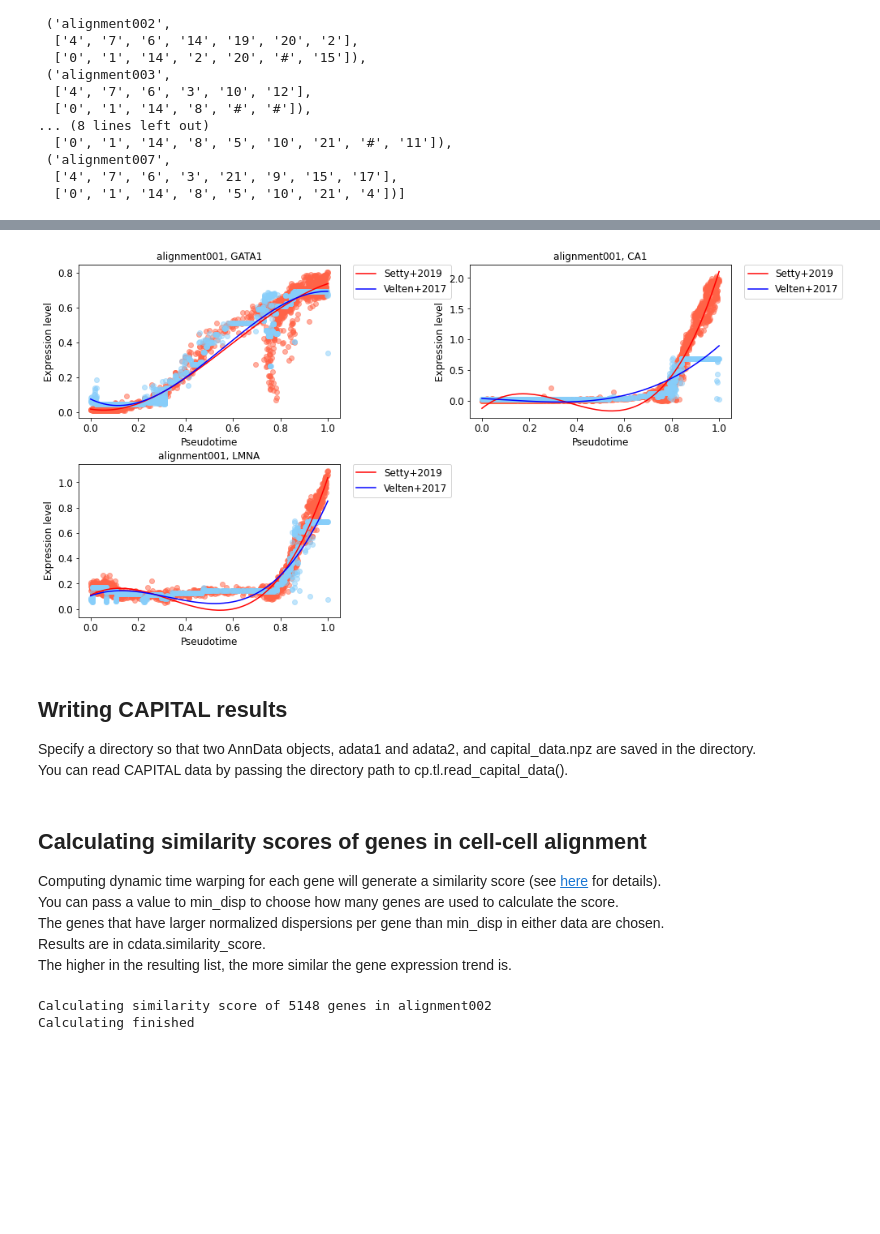
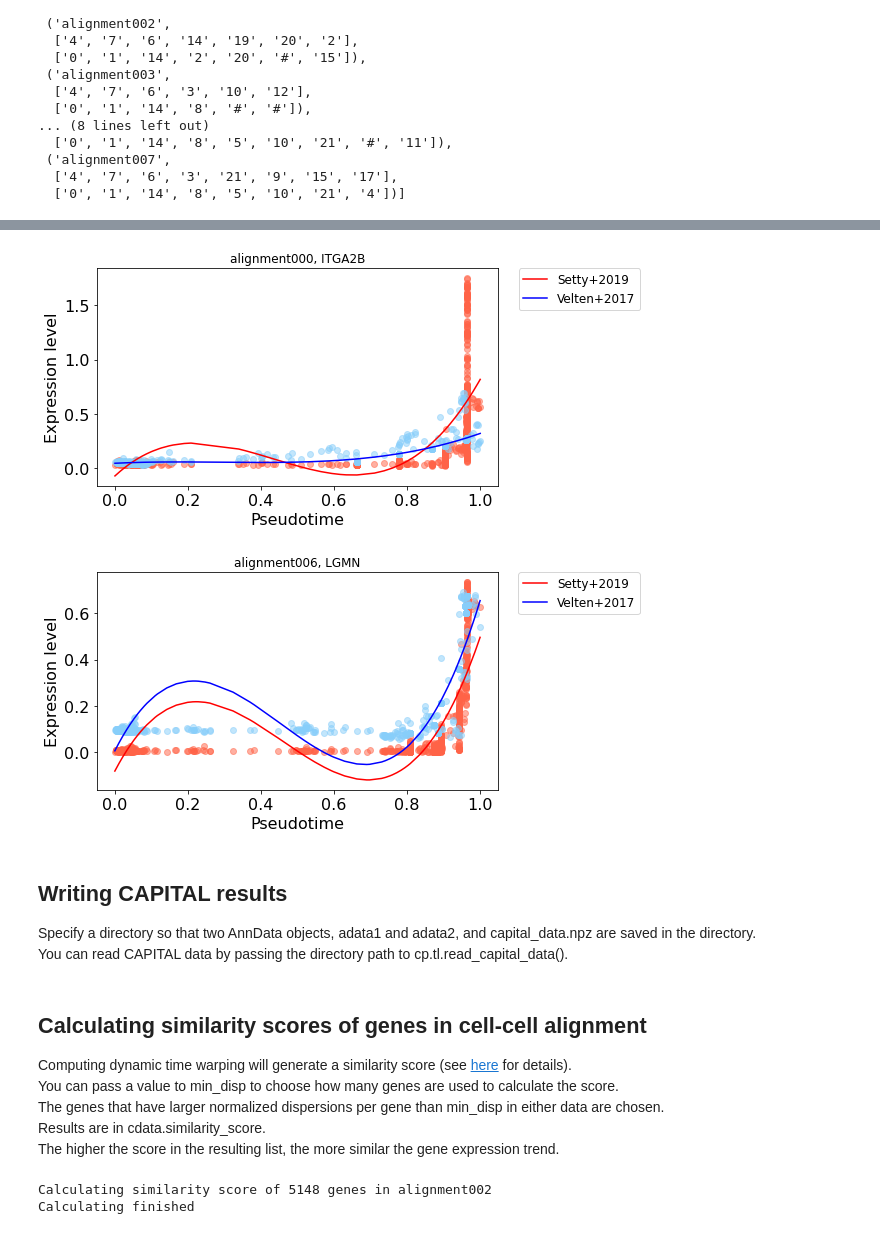
Before and after one commit to ykat0/capital, a Jupyter notebook: docs/tutorials/capital_tutorial.ipynb, the cells around one changed output, grey strips where cells are left out. Drawn from its saved outputs; the diff is of its cells as text; code cells hidden in the pictures; blank space fills up the shorter version.

```diff
--- a/docs/tutorials/capital_tutorial.ipynb
+++ b/docs/tutorials/capital_tutorial.ipynb
@@ -173,8 +169,17 @@ Pseudotime in this figure is matched to adata1's pseudotime.
+# %%
+main_markers = [
+        ["alignment000", "ITGA2B"],
+        ["alignment006", "LGMN"]
+     ]
 # %%
-cp.pl.gene_expression_trend(cdata, genes, alignment="alignment001",
-                            data1_name="Setty+2019", data2_name="Velten+2017")
+for alignment, gene in main_markers:
+    cp.pl.gene_expression_trend(
+        cdata, gene=gene, alignment=alignment, fontsize=16, ticksize=16, multi_genes=True, switch_psedotime=True,
+        data1_name="Setty+2019", data2_name="Velten+2017", polyfit_dimension=3
+    )
 # %% [output]
-[figure, old version]
+[figure, new version]
+[figure, added]
 # %% [markdown]
 ## Writing CAPITAL results
 Specify a directory so that two AnnData objects, adata1 and adata2, and capital_data.npz are saved in the directory.
@@ -185,11 +190,11 @@ cdata.write("../results/cdata")
 cdata = cp.tl.read_capital_data("../results/cdata")
 # %% [markdown]
 ## Calculating similarity scores of genes in cell-cell alignment
-Computing dynamic time warping for each gene will generate a similarity score (see [here](https://tslearn.readthedocs.io/en/stable/gen_modules/metrics/tslearn.metrics.dtw_path.html#tslearn.metrics.dtw_path) for details).
+Computing dynamic time warping will generate a similarity score (see [here](https://tslearn.readthedocs.io/en/stable/gen_modules/metrics/tslearn.metrics.dtw_path.html#tslearn.metrics.dtw_path) for details).
 You can pass a value to min_disp to choose how many genes are used to calculate the score.
 The genes that have larger normalized dispersions per gene than min_disp in either data are chosen.
 Results are in cdata.similarity_score.
-The higher in the resulting list, the more similar the gene expression trend is.
+The higher the score in the resulting list, the more similar the gene expression trend.
 # %%
 cp.tl.genes_similarity_score(cdata, alignment="alignment002", min_disp=0.5)
 # %% [output]
```
Also changed, not shown: parts of 25 cells of this notebook.
